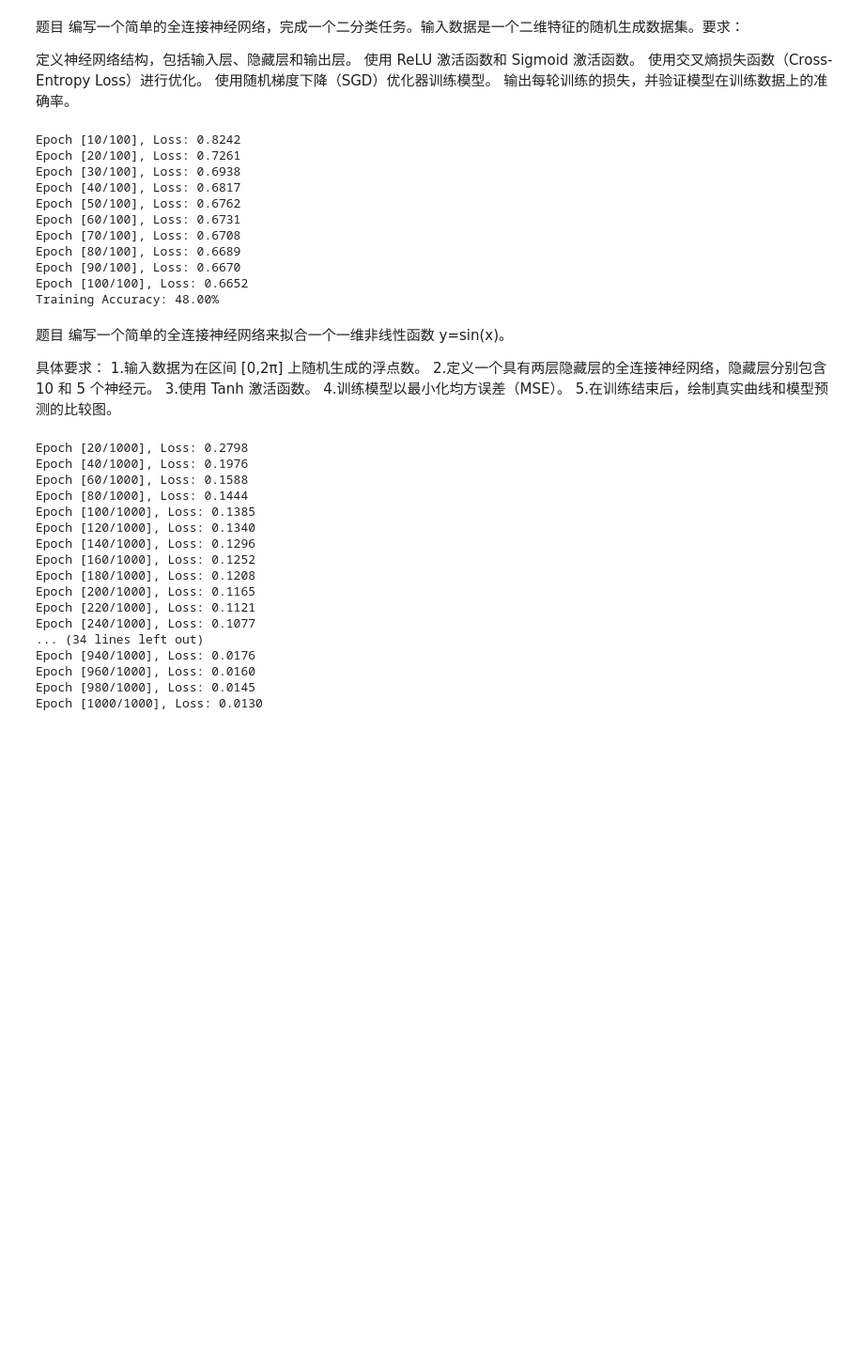
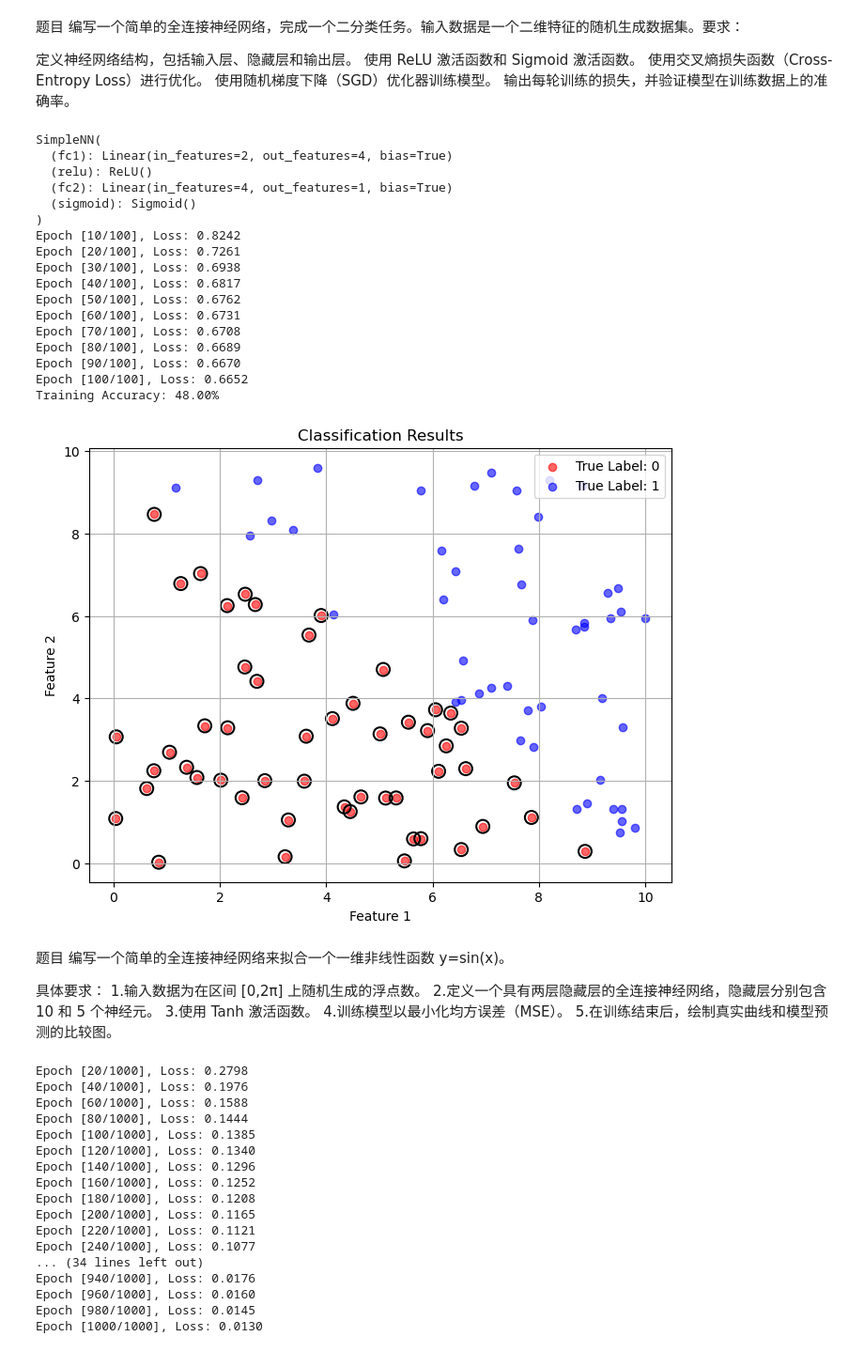
Before and after one commit to Xlength/GLA, a Jupyter notebook: Mock_Exam/Python/Mock_pytorch.ipynb, the cells around one changed output. Shown: that part at 94% size. Saved outputs shown, nothing was run; the diff lists cells and outputs as text; code cells hidden in the pictures; blank space fills up the shorter version.

```diff
--- a/Mock_Exam/Python/Mock_pytorch.ipynb
+++ b/Mock_Exam/Python/Mock_pytorch.ipynb
@@ -8,10 +8,13 @@
 使用随机梯度下降（SGD）优化器训练模型。
 输出每轮训练的损失，并验证模型在训练数据上的准确率。
 # %%
+import matplotlib.pyplot as plt
+import os
 import torch
 import torch.nn as nn
 import torch.optim as optim
 
+os.environ["KMP_DUPLICATE_LIB_OK"] = "TRUE"
 # 随机生成数据集
 torch.manual_seed(42)
 data_size = 100
@@ -36,6 +39,7 @@ class SimpleNN(nn.Module):
 
 # 初始化模型、损失函数和优化器
 model = SimpleNN()
+print(model)
 criterion = nn.BCELoss()  # 二分类交叉熵损失
 optimizer = optim.SGD(model.parameters(), lr=0.01)
 
@@ -48,33 +52,63 @@ for epoch in range(epochs):
     outputs = model(X).squeeze()
     loss = criterion(outputs, y)
 
     # 反向传播
     optimizer.zero_grad()
     loss.backward()
     optimizer.step()
 
     # 打印损失
     if (epoch + 1) % 10 == 0:
         print(f"Epoch [{epoch + 1}/{epochs}], Loss: {loss.item():.4f}")
 
 # 验证模型
 model.eval()
 with torch.no_grad():
     predictions = (model(X).squeeze() > 0.5).float()
     accuracy = (predictions == y).sum().item() / data_size
     print(f"Training Accuracy: {accuracy * 100:.2f}%")
+
+# 可视化
+X_np = X.numpy()
+y_np = y.numpy()
+pred_np = predictions.numpy()
+
+# 创建散点图
+plt.figure(figsize=(8, 6))
+# 真值为 0 的点（红色）
+plt.scatter(X_np[y_np == 0][:, 0], X_np[y_np == 0][:, 1], color="red", label="True Label: 0", alpha=0.6)
+# 真值为 1 的点（蓝色）
+plt.scatter(X_np[y_np == 1][:, 0], X_np[y_np == 1][:, 1], color="blue", label="True Label: 1", alpha=0.6)
+# 预测错误的点（黑色框）
+for i in range(data_size):
+    if y_np[i] != pred_np[i]:
+        plt.scatter(X_np[i, 0], X_np[i, 1], edgecolor="black", facecolor="none", s=100, label="Misclassified" if i == 0 else "", linewidth=1.5)
+
+plt.title("Classification Results")
+plt.xlabel("Feature 1")
+plt.ylabel("Feature 2")
+plt.legend(loc="upper right")
+plt.grid(True)
+plt.show()
 # %% [output]
+SimpleNN(
+  (fc1): Linear(in_features=2, out_features=4, bias=True)
+  (relu): ReLU()
+  (fc2): Linear(in_features=4, out_features=1, bias=True)
+  (sigmoid): Sigmoid()
+)
 Epoch [10/100], Loss: 0.8242
 Epoch [20/100], Loss: 0.7261
 Epoch [30/100], Loss: 0.6938
 Epoch [40/100], Loss: 0.6817
 Epoch [50/100], Loss: 0.6762
 Epoch [60/100], Loss: 0.6731
 Epoch [70/100], Loss: 0.6708
 Epoch [80/100], Loss: 0.6689
 Epoch [90/100], Loss: 0.6670
 Epoch [100/100], Loss: 0.6652
 Training Accuracy: 48.00%
+[figure, added]
 # %% [markdown]
 题目
 编写一个简单的全连接神经网络来拟合一个一维非线性函数
```
Also changed, not shown: parts of 1 cell of this notebook, 7 other files.
